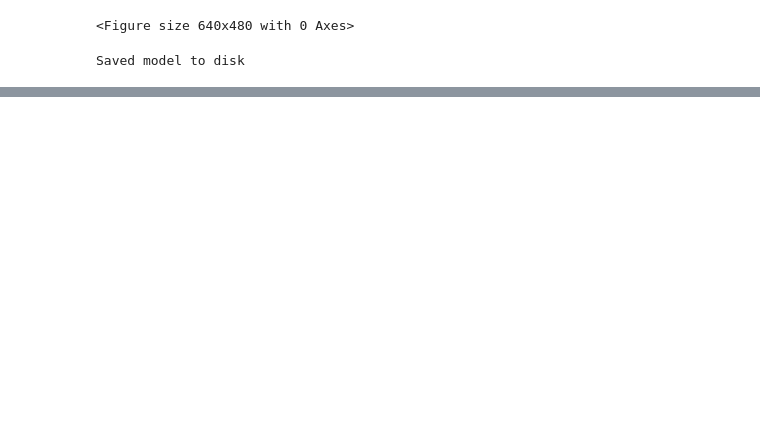
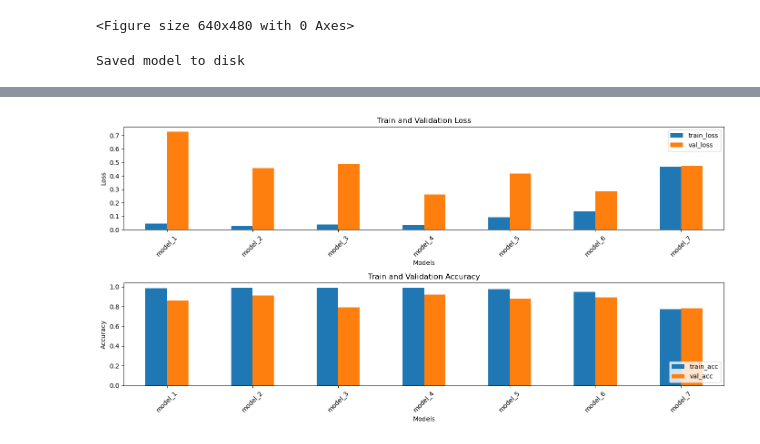
Before and after one commit to annabchox/deepfake-detector, a Jupyter notebook: Code/Main/Training/Anna_NN_final.ipynb, the cells around one changed output, grey strips where cells are left out. Drawn from its saved outputs; the diff is of its cells as text; code cells hidden in the pictures; blank space fills up the shorter version.

Commit message:
updates to Anna notebook and eval scores

```diff
--- a/Code/Main/Training/Anna_NN.ipynb
+++ b/Code/Main/Training/Anna_NN_final.ipynb
@@ -1312,0 +1342,13 @@ model8.save('anna_model8_complete.h5')
+# %%
+df = pd.read_csv('../../Results/model_eval_anna.csv')
+
+# Set 'models' column as the index
+df.set_index('Unnamed: 0', inplace=True)
+
+# Drop the row with index label 'models'
+df.drop('models', inplace=True)
+
+# Rename the index to 'models'
+df.index.name = 'models'
+
+df
@@ -1312,0 +1381,25 @@ model8.save('anna_model8_complete.h5')
+# %%
+# Plotting bar chart
+df_subset = df[['train_loss', 'train_acc', 'val_loss', 'val_acc']]
+
+# Creating a subplot with two graphs
+fig, axes = plt.subplots(2,1, figsize= config.subplot_fig_size)
+
+# Plotting the train loss and val loss
+df_subset[['train_loss', 'val_loss']].plot(kind='bar', ax=axes[0], rot=45)
+axes[0].set_title('Train and Validation Loss')
+axes[0].set_xlabel('Models')
+axes[0].set_ylabel('Loss')
+axes[0].legend(loc='upper right')
+
+# Plotting the train acc and val acc
+df_subset[['train_acc', 'val_acc']].plot(kind='bar', ax=axes[1], rot=45)
+axes[1].set_title('Train and Validation Accuracy')
+axes[1].set_xlabel('Models')
+axes[1].set_ylabel('Accuracy')
+axes[1].legend(loc='lower right')
+
+plt.tight_layout()
+plt.show();
+# %% [output]
+[figure, added]
```
Also changed, not shown: parts of 17 cells of this notebook, 1 other file.
